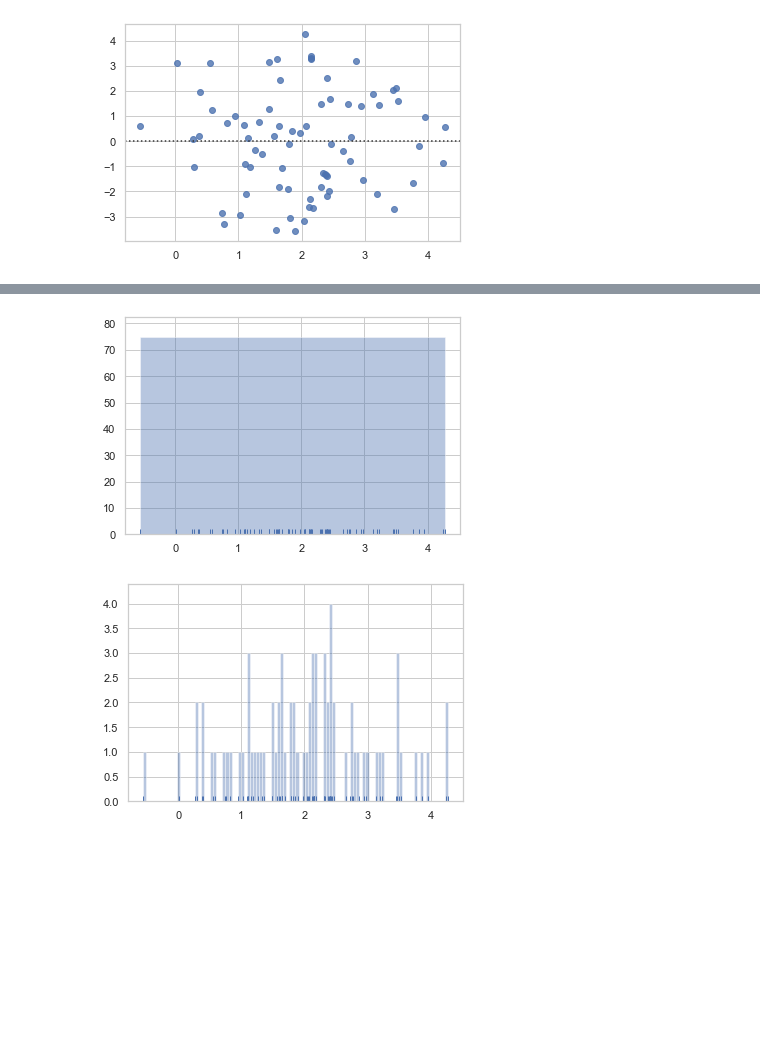
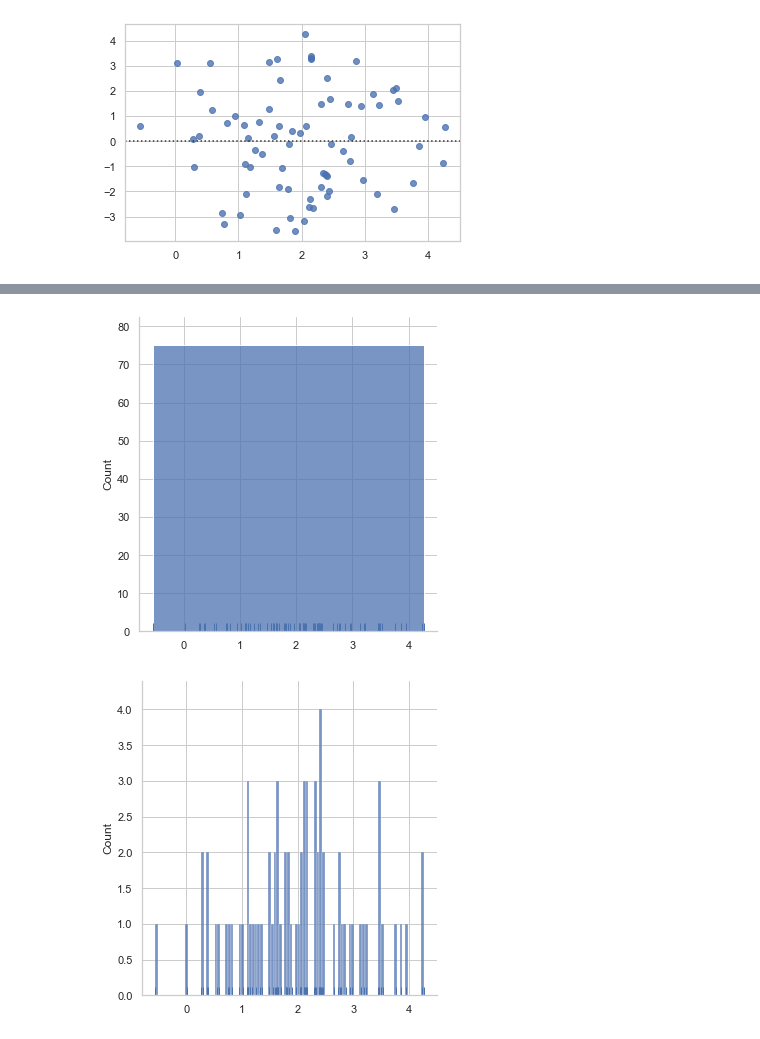
Before and after one commit to ZacharyYangTW/Python60Days, a Jupyter notebook: D20.ipynb, the cells around one changed output, grey strips where cells are left out. Cells and saved outputs as stored; diff of their text form; code cells hidden in the pictures; blank space fills up the shorter version.

```diff
--- a/D20.ipynb
+++ b/D20.ipynb
@@ -36,16 +36,16 @@ sns.distplot(x, bins=20, kde=True, rug=True);
 # %%
 # bin: 指的是特徵值,
 # kde: on/off
 # sns.distplot();
 
-sns.distplot(x, bins=1, kde=False, rug=True);
+sns.displot(x, bins=1, kde=False, rug=True);
 # %% [output]
-[figure, old version]
+[figure, new version]
 # %%
 # bin: 指的是特徵值,
 # kde: on/off
 # sns.distplot();
 
-sns.distplot(x, bins=100, kde=False, rug=True);
+sns.displot(x, bins=100, kde=False, rug=True);
 # %% [output]
-[figure, old version]
+[figure, new version]
```
Also changed, not shown: parts of 2 cells of this notebook.
